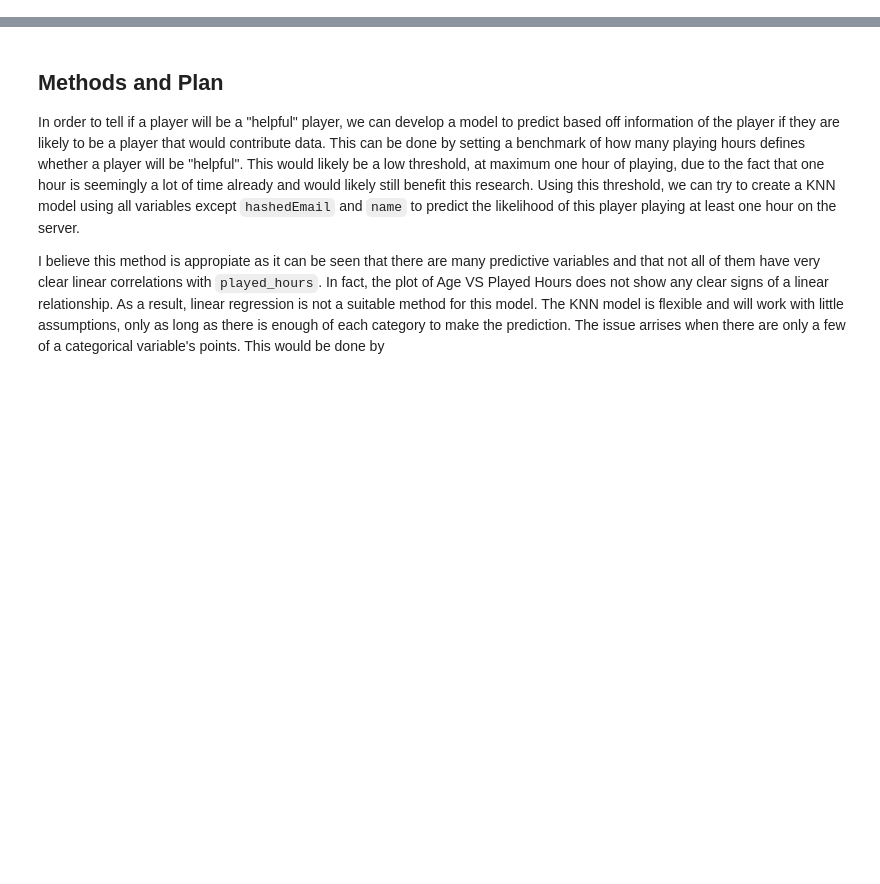
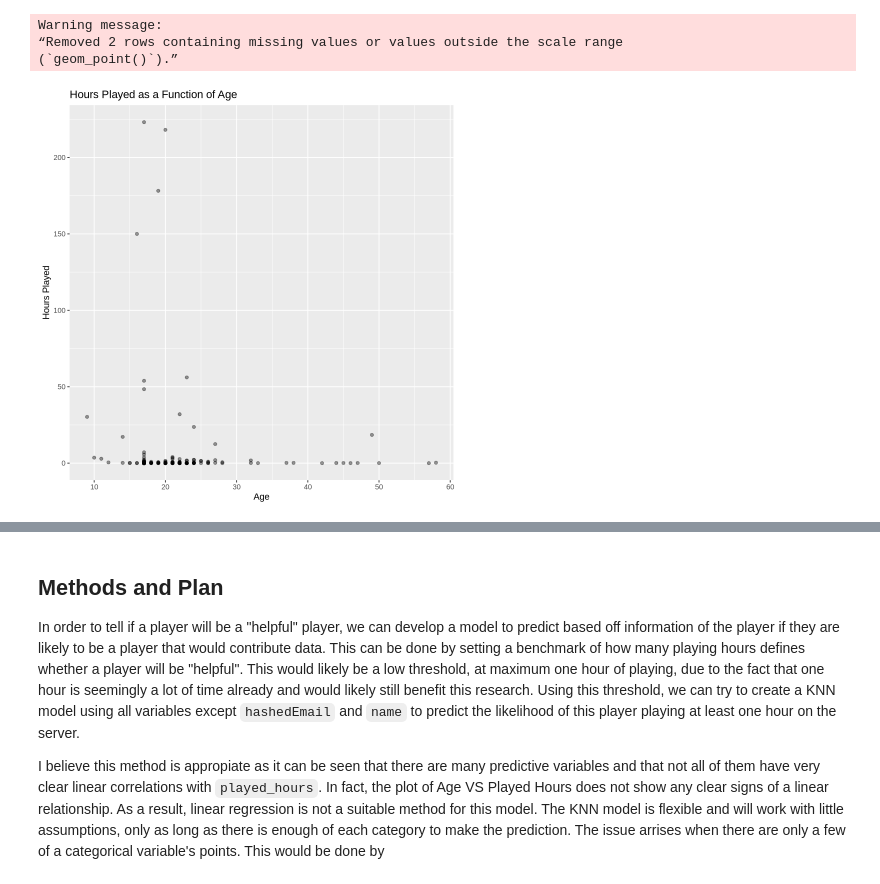
Before and after one commit to sophiaymeng/video_game_research, a Jupyter notebook: wrangle_visual.ipynb, the cells around one changed output, grey strips where cells are left out. Drawn from its saved outputs; the diff is of its cells as text; code cells hidden in the pictures; blank space fills up the shorter version.

```diff
--- a/wrangle_visual.ipynb
+++ b/wrangle_visual.ipynb
@@ -153,0 +121,15 @@ mean_values
+# %%
+# Checking relationship between quantitative variables Age and played_hours to see if there is any clear linear relationship
+age_hours <- players_wrangle |>
+               ggplot(aes(x = age, y = played_hours)) +
+               geom_point(alpha = 0.4) +
+               xlab("Age") +
+               ylab("Hours Played") +
+               ggtitle("Hours Played as a Function of Age")
+
+age_hours
+# %% [output]
+Warning message:
+“Removed 2 rows containing missing values or values outside the scale range
+(`geom_point()`).”
+[figure, added]
```
Also changed, not shown: parts of 16 cells of this notebook.
